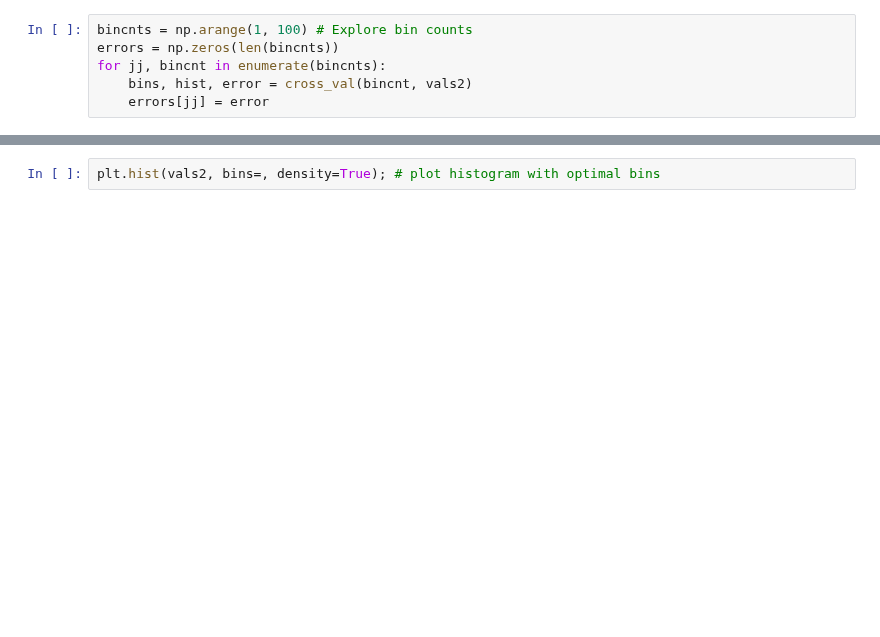
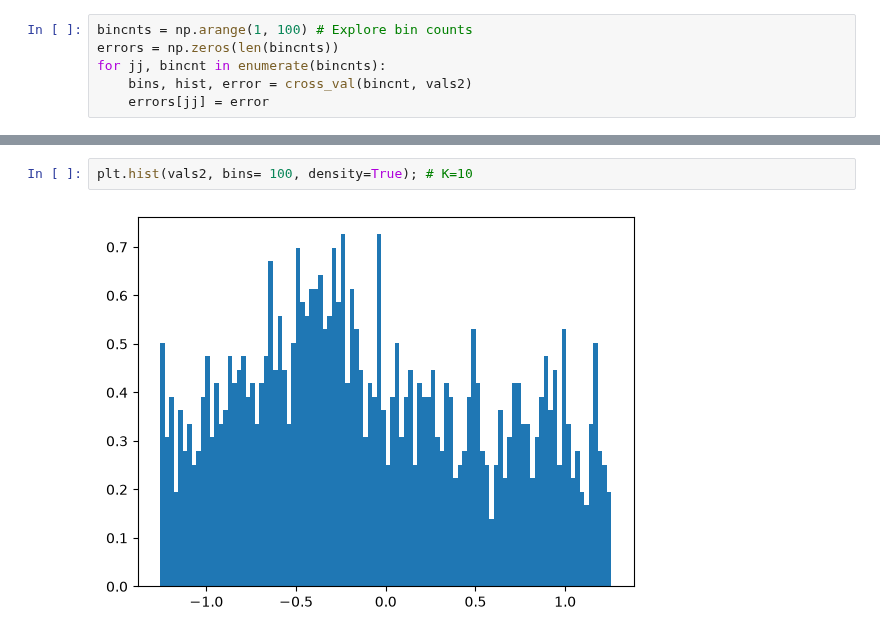
Before and after one commit to aadib2/Math_540_Fall_2026, a Jupyter notebook: Homework/Homework_Six.ipynb, the cells around one changed output, grey strips where cells are left out. Drawn from its saved outputs; the diff is of its cells as text; blank space fills up the shorter version.

```diff
--- a/Homework/Homework_Six.ipynb
+++ b/Homework/Homework_Six.ipynb
@@ -115,5 +118,7 @@ plt.plot(bincnts, (errors))
 # %%
-plt.hist(vals2, bins=, density=True); # plot histogram with optimal bins
+plt.hist(vals2, bins= 100, density=True); # K=10
+# %% [output]
+[figure, added]
 # %% [markdown]
 **Problem 3**: Now lets build theory around our experimental results.
 * Show that $\int_{a}^{b}\hat{p}_{H}(x)dx = 1$
```
Also changed, not shown: parts of 4 cells of this notebook, 1 other file.
